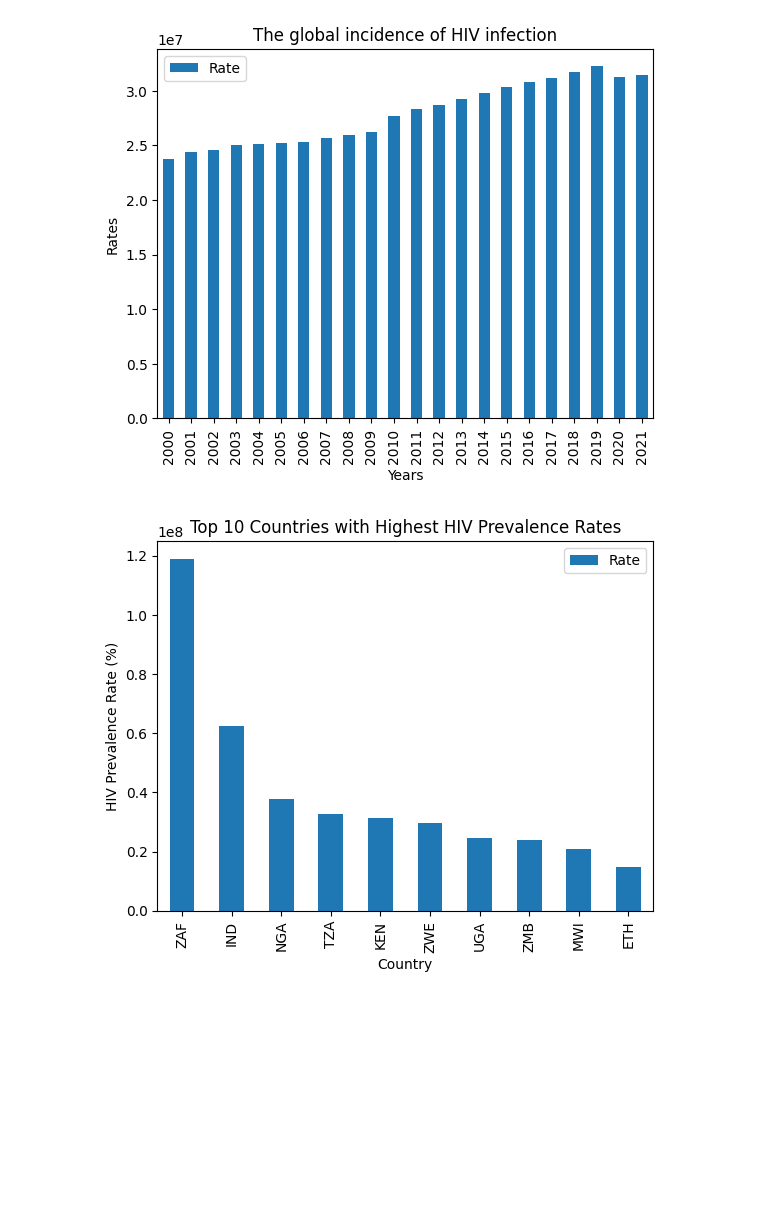
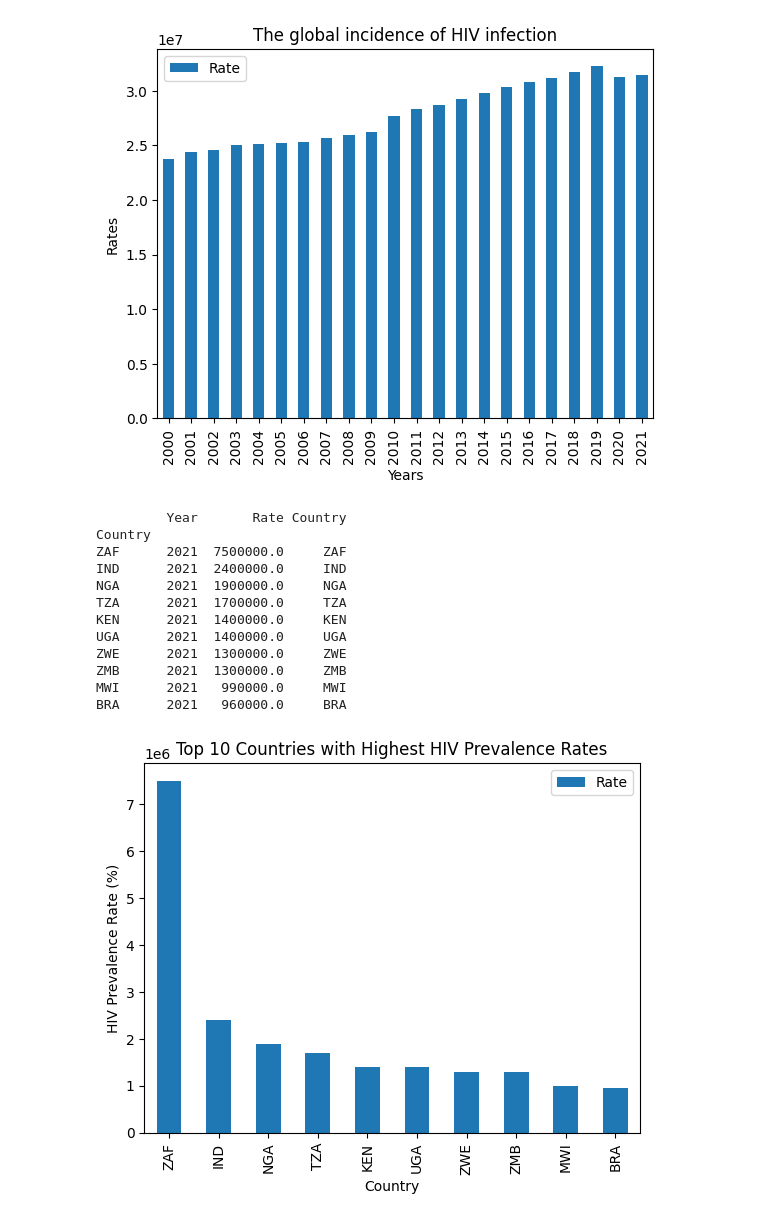
Before and after one commit to 0xrsfagundes/World-Health-Organization, a Jupyter notebook: HIV.ipynb, the cells around one changed output. Drawn from its saved outputs; the diff is of its cells as text; code cells hidden in the pictures; blank space fills up the shorter version.

```diff
--- a/HIV.ipynb
+++ b/HIV.ipynb
@@ -82,15 +83,34 @@ plt.show()
 # %% [output]
 [figure]
 # %%
-grouped_df = initial_df.groupby('Country').sum().sort_values(by='Rate', ascending=False)
+import datetime
+today = datetime.date.today()
+year = today.year-2
+
+latest_year_df = initial_df[initial_df['Year'] == year]
+grouped_df = latest_year_df.groupby('Country').sum().sort_values(by='Rate', ascending=False)
 top_10 = grouped_df.nlargest(10,'Rate')
 top_10['Country'] = top_10.index
 
 top_10.plot(kind='bar', x='Country', y='Rate')
+
+print(top_10)
+
 plt.xlabel('Country')
 plt.ylabel('HIV Prevalence Rate (%)')
 plt.title('Top 10 Countries with Highest HIV Prevalence Rates')
-
 plt.show()
 # %% [output]
+         Year       Rate Country
+Country
+ZAF      2021  7500000.0     ZAF
+IND      2021  2400000.0     IND
+NGA      2021  1900000.0     NGA
+TZA      2021  1700000.0     TZA
+KEN      2021  1400000.0     KEN
+UGA      2021  1400000.0     UGA
+ZWE      2021  1300000.0     ZWE
+ZMB      2021  1300000.0     ZMB
+MWI      2021   990000.0     MWI
+BRA      2021   960000.0     BRA
-[figure, old version]
+[figure, new version]
```
Also changed, not shown: parts of 1 cell of this notebook, 1 other file.
